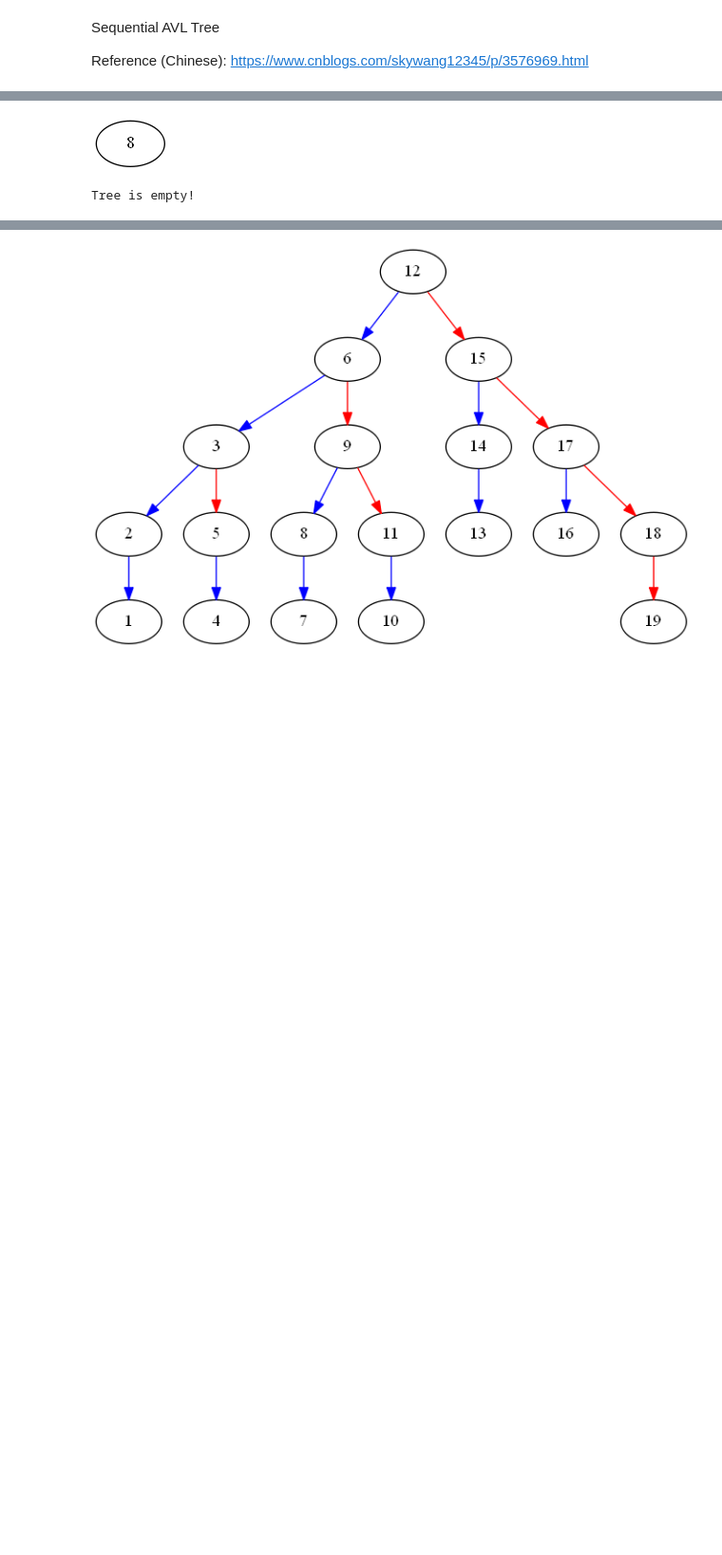
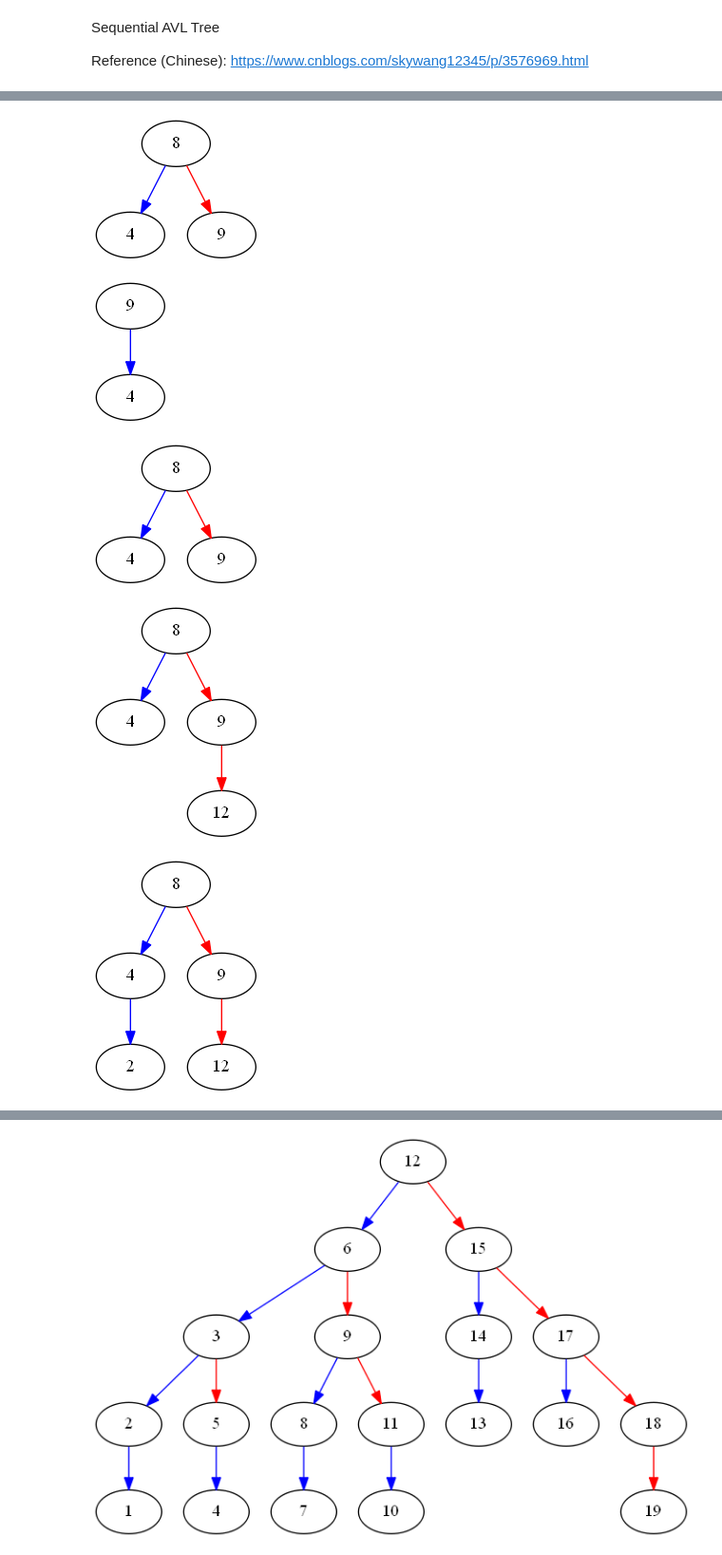
Before and after one commit to chyanju/pyConcurrentAVL, a Jupyter notebook: sequentialAVL.ipynb, the cells around one changed output, grey strips where cells are left out. Shown at 95% size. Saved outputs shown, nothing was run; the diff lists cells and outputs as text; code cells hidden in the pictures; blank space fills up the shorter version.

```diff
--- a/sequentialAVL.ipynb
+++ b/sequentialAVL.ipynb
@@ -16,24 +16,29 @@ tree.print()
 # %%
 tree = AVL()
 tree.put(8)
+tree.put(9)
+tree.put(4)
 tree.print()
 tree.remove(8)
 tree.print()
-# tree.put(8)
-# tree.put(4)
-# tree.print()
-# tree.put(12)
-# tree.print()
-# tree.put(2)
-# tree.print()
-# tree.put(6)
-# tree.print()
-# tree.put(1)
-# tree.print()
-# tree.remove(4)
-# tree.print()
-# tree.remove(6)
-# tree.print()
+tree.put(8)
+tree.put(4)
+tree.print()
+tree.put(12)
+tree.print()
+tree.put(2)
+tree.print()
+tree.put(6)
+tree.print()
+tree.put(1)
+tree.print()
+tree.remove(4)
+tree.print()
+tree.remove(6)
+tree.print()
 # %% [output]
-[figure, old version]
+[figure, new version]
-Tree is empty!
+[figure, added]
+[figure, added]
+[figure, added]
+[figure, added]
```
Also changed, not shown: parts of 2 cells of this notebook, 1 other file.
